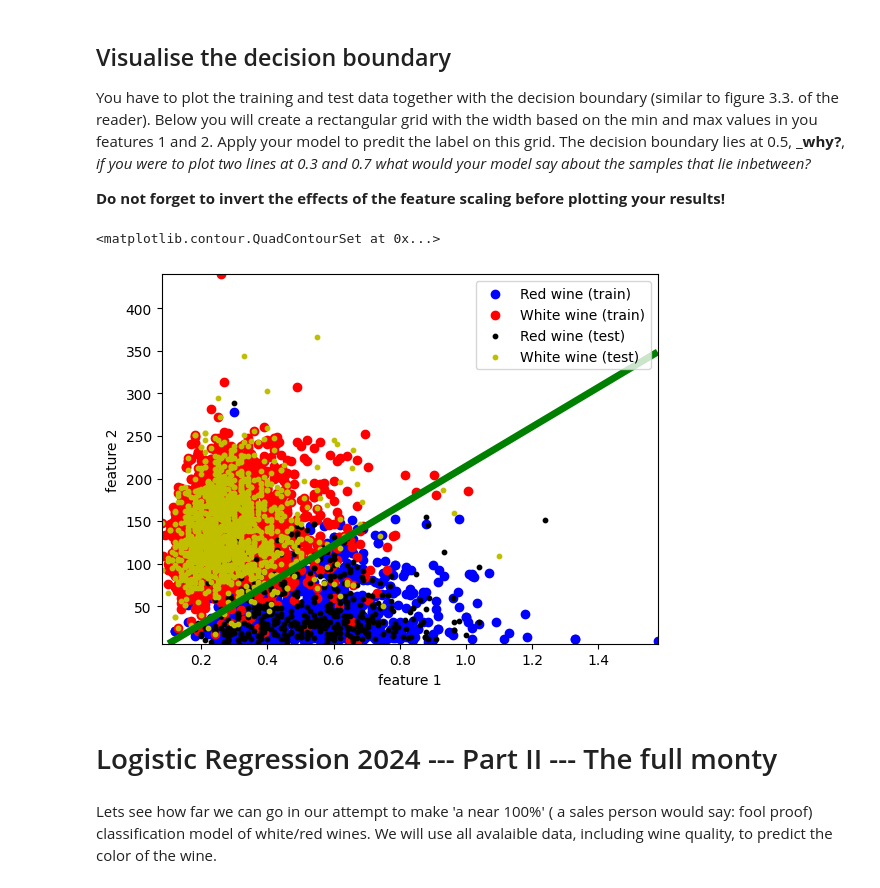
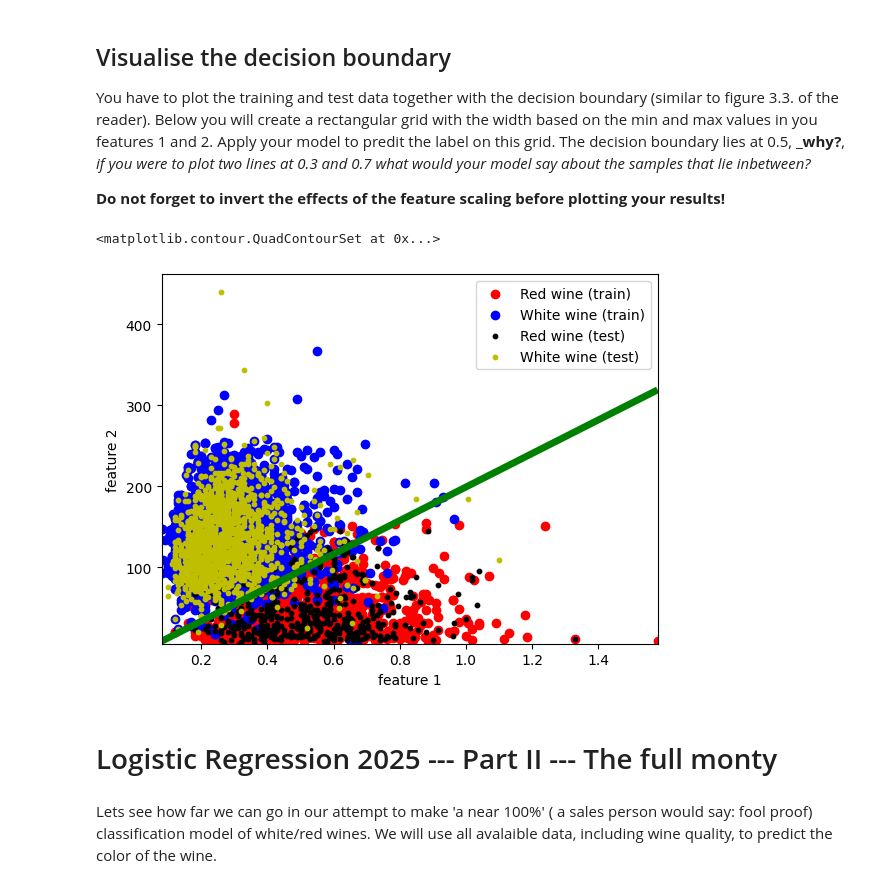
Before and after one commit to mard4/machine-learning, a Jupyter notebook: 2. Logistic_Regression/log_regression_2025_annarelli_dangelo.ipynb, the cells around one changed output. Drawn from its saved outputs; the diff is of its cells as text; code cells hidden in the pictures.

```diff
--- a/2. Logistic_Regression/log_regression_2025_dangelo.ipynb
+++ b/2. Logistic_Regression/log_regression_2025_annarelli_dangelo.ipynb
@@ -270,8 +263,9 @@ def sigmoid(z):
 
     """
     z = np.float64(z) # to increase precision of the variable z
+    z = 1/(1 + np.exp(-z))
 
-    return 1 / (1 + np.exp(-z))
+    return z
 # %% [markdown]
 #### Implement the loss function
 Next, define a function that computes the loss given the feature matrix, the label vector and the weight vector.
@@ -300,9 +294,7 @@ def compute_loss(X, y, theta):
     """
     M = len(y)
 
-    loss = -(1/M) * (y.T @ np.log(sigmoid(X @ theta)) +
-        (1-y).T @ np.log(1- sigmoid(X@theta))
-        )
+    loss = -1/M * (y.T @ np.log(sigmoid(X @ theta)) + (1-y).T @ np.log(1-sigmoid(X @ theta)))
 
     # check if loss has a valid value, if not, let loss be infinite
     if np.isnan(loss):
@@ -310,7 +302,7 @@ def compute_loss(X, y, theta):
     return loss.item()
 # %%
 # test the function with some value for theta
-theta = np.expand_dims(np.linspace(0.1, 1, N+1), axis=-1)
-loss = compute_loss(X, y, theta)
+theta = np.expand_dims(np.linspace(0.5, 1, N+1), axis=-1)
+loss = compute_loss(X,y,theta)
 print(loss)
 # %% [output]
@@ -407,8 +397,7 @@ We can now train the model.
 # intialize theta to some value
 theta = np.expand_dims(np.linspace(0.1, 1, N+1), axis=-1)
 # train the model
-theta, loss = train(X, y, theta, eta = 0.01, num_iters = 7500)
+theta, loss = train(X, y, theta, eta = 0.02, num_iters = 50000)
 # print the computed weight vector
 print(f'weigths: {theta}')
-print(f"loss: {loss}")
 # %% [output]
@@ -497,8 +484,8 @@ mask2 = label_train[:] == 0
 d1= fscale_inv(x1data_train,mean1,std1)
 d2= fscale_inv(x2data_train,mean2,std2)
 # plot a blue marker for white and a red marker for red wines in the training set
-plt.scatter(d1[mask1], d2[mask1], c='b', marker='o', label='Red wine (train)')
-plt.scatter(d1[mask2], d2[mask2], c='r', marker='o', label='White wine (train)')
+plt.scatter(d1[mask1], d2[mask1], c='r', marker='o', label='Red wine (train)')
+plt.scatter(d1[mask2], d2[mask2], c='b', marker='o', label='White wine (train)')
 
 # The same as above but now for the test set:
 mask1 = label_test[:] == 1
@@ -509,38 +496,38 @@ plt.scatter(d1[mask1], d2[mask1], c='k', s=10, marker='o', label='Red wine (test
 plt.scatter(d1[mask2], d2[mask2], c='y', s=10, marker='o', label='White wine (test)')
 
 plt.legend()
 plt.xlabel('feature 1')
 plt.ylabel('feature 2')
 
 # the code below plots the decision boundary in the plot. This is a bit of an overkill for our current simple (straight line) model,
 # but can also be used in the same wat when you add higher order polynimal features in the Design matrix.
 
 # build mesh of gridpoints
 x1_min, x1_max = X[:,1].min(), X[:,1].max()
 x2_min, x2_max = X[:,2].min(), X[:,2].max()
 xx1, xx2 = np.meshgrid(np.linspace(x1_min, x1_max), np.linspace(x2_min, x2_max))
 
 # compute hypothesis on the meshgrid
 # first create a Mx2 ndarray with the values of the scores on the mesh
 data_mesh = np.column_stack((xx1.ravel(), xx2.ravel()))
 # compute the full feature matrix
 bias = np.ones(len(data_mesh)).reshape(-1,1)
 X_mesh = np.column_stack((bias, data_mesh))
 # compute the predicted labels (h) with you model on this mesh (do not force integers as the predict function does):
 h = sigmoid(X_mesh @ theta)
 h = h.reshape(xx1.shape)
 
 # Before plotting the contour levels you should undo the feature scaling on the grids xx1,xx2:
-xx1= fscale_inv(xx1, mean1,std1)
-xx2= fscale_inv(xx2, mean2,std2)
+xx1= fscale_inv(xx1,mean1,std1)
+xx2= fscale_inv(xx2,mean2,std2)
 
 # plot the contour level(s)
 plt.contour(xx1, xx2, h, [0.5], linewidths=5, colors='g')
 # %% [output]
 <matplotlib.contour.QuadContourSet at 0x...>
-[figure, old version]
+[figure, new version]
 # %% [markdown]
-# Logistic Regression 2024  --- Part II --- The full monty
+# Logistic Regression 2025  --- Part II --- The full monty
 # %% [markdown]
 Lets see how far we can go in our attempt to make 'a near 100\%' ( a sales person would say: fool proof) classification model of white/red wines. We will use all avalaible data, including wine quality, to predict the color of the wine.
 # %%
```
Also changed, not shown: parts of 24 cells of this notebook, 2 other files.
